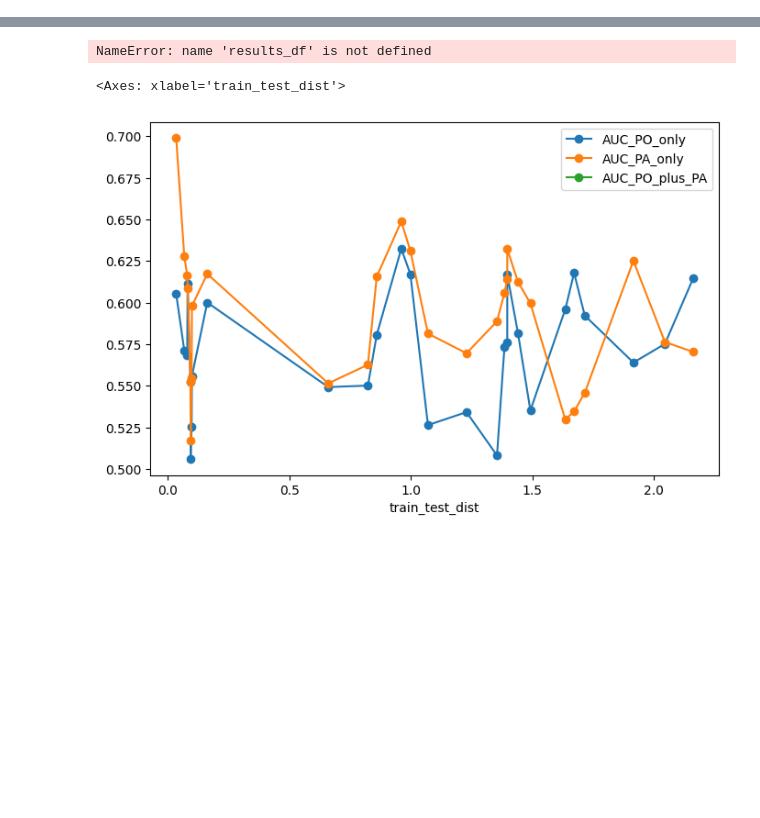
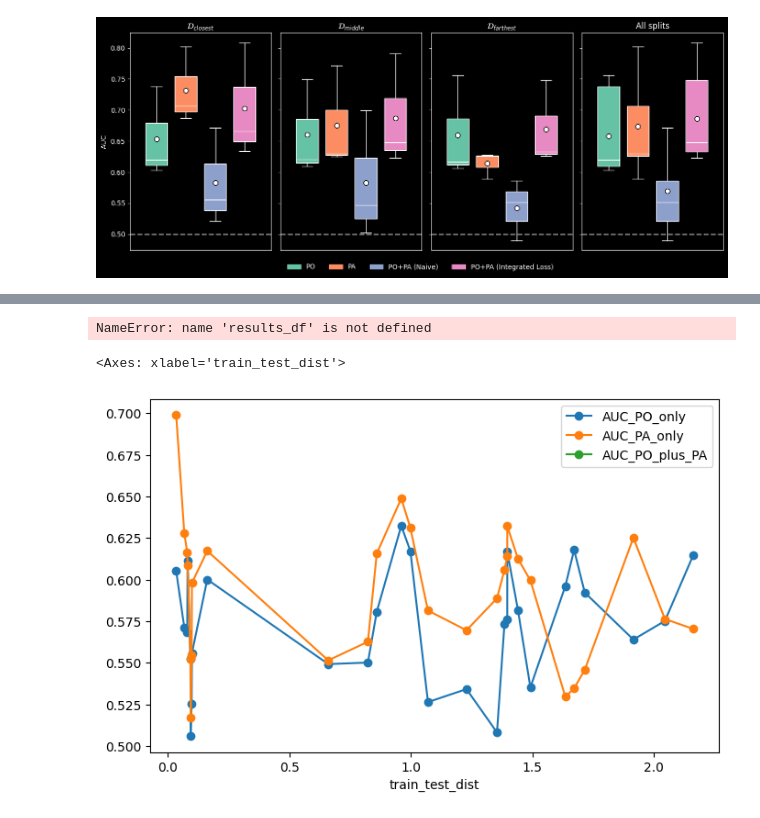
Before and after one commit to pabloubilla/data-integration-sdm, a Jupyter notebook: notebooks/05_dissimilarity_analysis.ipynb, the cells around one changed output, grey strips where cells are left out. Saved outputs shown, nothing was run; the diff lists cells and outputs as text; code cells hidden in the pictures; blank space fills up the shorter version.

```diff
--- a/notebooks/05_dissimilarity_analysis.ipynb
+++ b/notebooks/05_dissimilarity_analysis.ipynb
@@ -105,0 +132,95 @@ plt.show()
+# %%
+import numpy as np
+import matplotlib.pyplot as plt
+import matplotlib.patches as mpatches
+
+def plot_auc_boxplots(plot_data, auc_cols, split_types, positions, width,
+                      dark_mode=False, name_map=None, add_overall=True):
+    name_map = name_map or {}
+    labels = [name_map.get(c, c) for c in auc_cols]
+    colors = plt.cm.Set2.colors[:len(auc_cols)]
+
+    if dark_mode:
+        plt.style.use("dark_background")
+    else:
+        plt.style.use("default")
+
+    # Build list of panels to plot
+    panel_names = list(split_types)
+    panel_data = {split: plot_data[split] for split in split_types}
+
+    if add_overall:
+        # Concatenate data across splits, method by method
+        combined_data = []
+        for i in range(len(auc_cols)):
+            vals = np.concatenate([
+                np.asarray(plot_data[split]["data"][i]) for split in split_types
+            ])
+            combined_data.append(vals)
+
+        combined_means = [np.mean(d) for d in combined_data]
+
+        panel_names.append("all")
+        panel_data["all"] = {
+            "data": combined_data,
+            "means": combined_means
+        }
+
+    fig, axes = plt.subplots(
+        1, len(panel_names),
+        figsize=(4 * len(panel_names), 5),
+        sharey=True
+    )
+
+    if len(panel_names) == 1:
+        axes = [axes]
+
+    for ax, split in zip(axes, panel_names):
+        data = panel_data[split]["data"]
+        means = panel_data[split]["means"]
+
+        bp = ax.boxplot(
+            data,
+            positions=positions,
+            widths=width,
+            patch_artist=True,
+            showfliers=False,
+            medianprops=dict(color="black" if not dark_mode else "white"),
+        )
+
+        for patch, c in zip(bp["boxes"], colors):
+            patch.set_facecolor(c)
+
+        ax.scatter(
+            positions, means, s=50, marker="o",
+            edgecolor="black", facecolor="white", zorder=3
+        )
+
+        if split == "all":
+            ax.set_title("All splits")
+        else:
+            ax.set_title(f'$\mathcal{{D}}_{{{split}}}$')
+
+        ax.set_xlim(positions.min() - 0.6, positions.max() + 0.6)
+        ax.set_xticks([])
+        ax.axhline(0.5, color="gray", linestyle="--", linewidth=2)
+
+    axes[0].set_ylabel("AUC")
+
+    handles = [mpatches.Patch(color=c, label=l) for c, l in zip(colors, labels)]
+    fig.legend(
+        handles=handles,
+        bbox_to_anchor=(0.6, 0),
+        frameon=False,
+        ncol=4
+    )
+
+    plt.tight_layout(rect=(0, 0, 0.82, 1))
+    plt.show()
+
+plot_auc_boxplots(
+    plot_data, auc_cols, split_types, positions, width,
+    dark_mode=dark_mode, name_map=name_map, add_overall=True
+)
+# %% [output]
+[figure, added]
```
Also changed, not shown: parts of 5 cells of this notebook, 3 other files.
